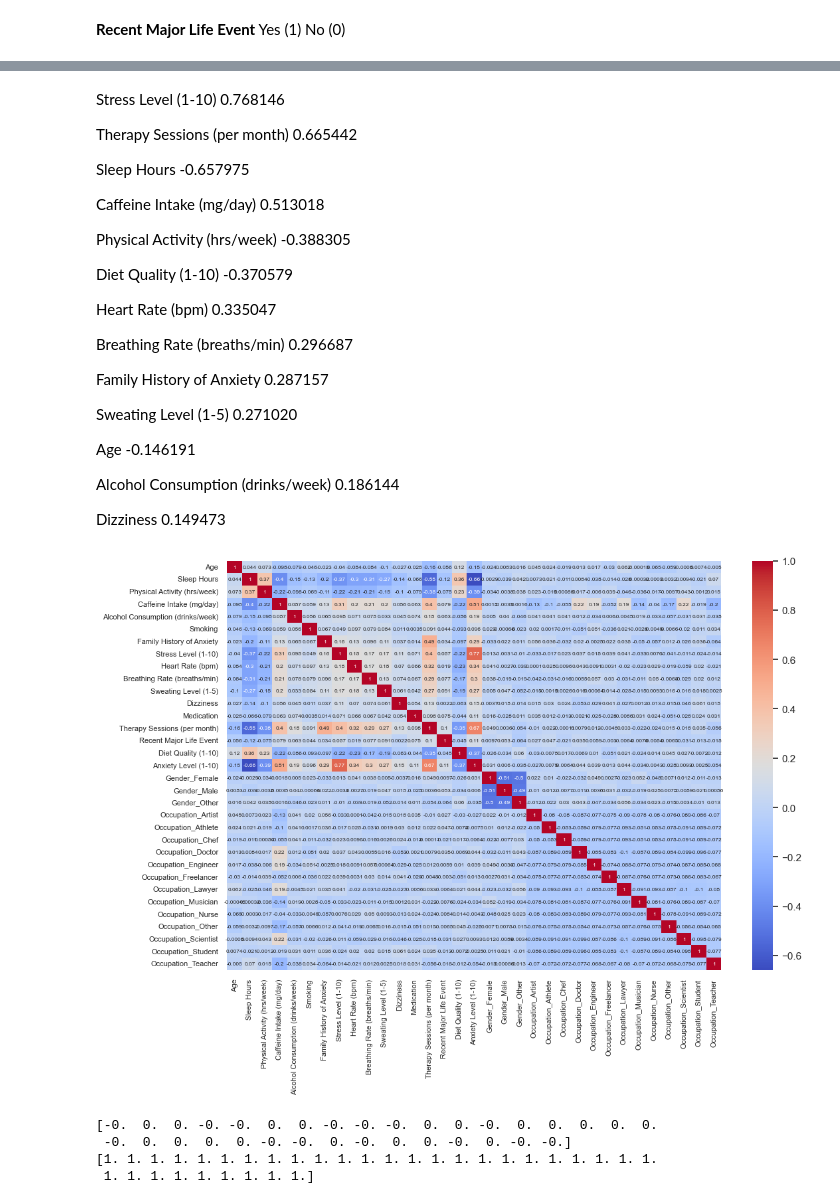
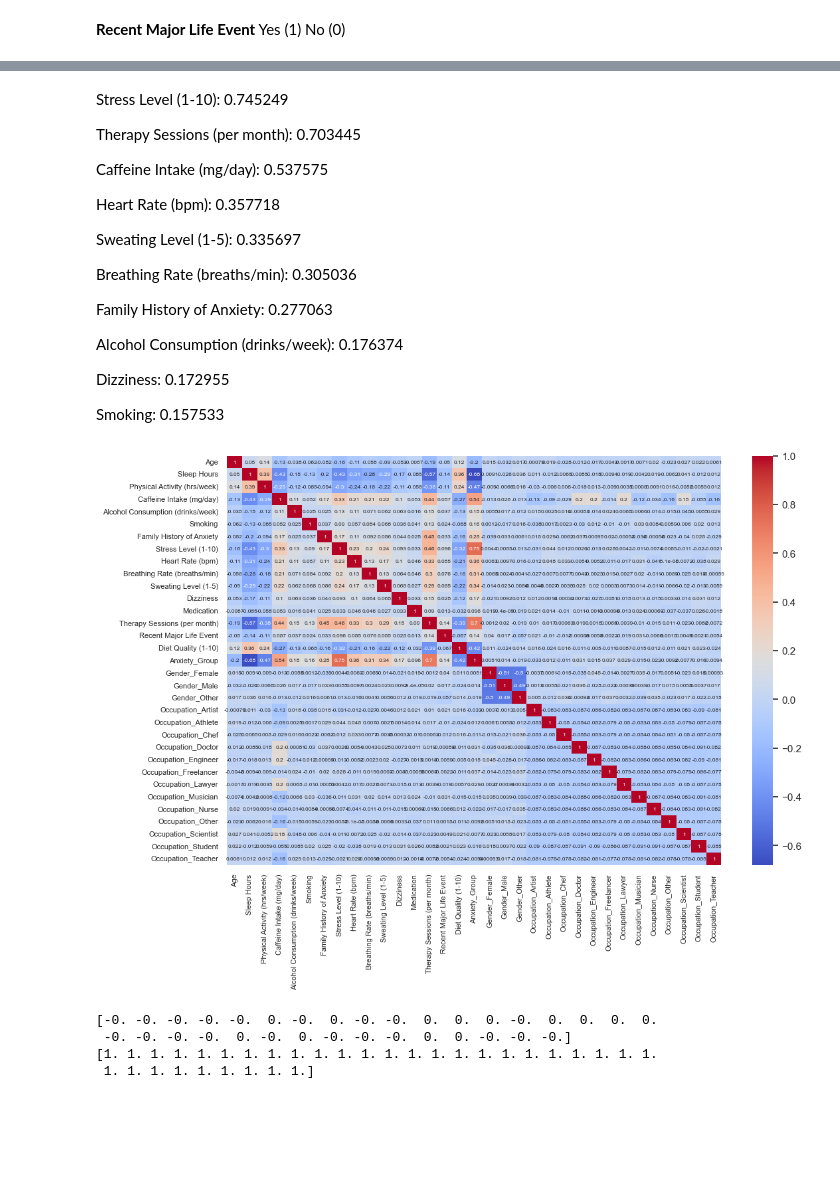
Before and after one commit to aanearana/machine_learning, a Jupyter notebook: nootebook/2_Limpieza.ipynb, the cells around one changed output, grey strips where cells are left out. Cells and saved outputs as stored; diff of their text form; code cells hidden in the pictures; blank space fills up the shorter version.

```diff
--- a/nootebook/2_Limpieza.ipynb
+++ b/nootebook/2_Limpieza.ipynb
@@ -99,5 +65,16 @@ Name: count, dtype: int64
+# %%
+bins = [0, 3, 7, 10]   # 1–3 bajo, 4–7 medio, 8–10 alto
+labels = [1, 2, 3]
+data['Anxiety_Group'] = pd.cut(
+    data['Anxiety Level (1-10)'],
+    bins=bins,
+    labels=labels,
+    right=True,
+    include_lowest=True
+).astype(int)
 # %%
-# Reconstruir el DataFrame balanceado
-data_resampled = X_resampled.copy()
-data_resampled["Anxiety Level (1-10)"] = y_resampled
-data = data_resampled
+rus = RandomUnderSampler(random_state=42)
+
+data, y_res = rus.fit_resample(data, data['Anxiety_Group'])
+
+data['Anxiety_Group'] = y_res
@@ -103,0 +89,2 @@ data = data_resampled
+# %%
+data = data.drop(columns='Anxiety Level (1-10)')
@@ -268,41 +286,35 @@ test = test.drop(columns=["Anxiety Level (1-10)"])
 # %% [markdown]
-Stress Level (1-10)                  0.768146
+Stress Level (1-10): 0.745249
 
-Therapy Sessions (per month)         0.665442
+Therapy Sessions (per month): 0.703445
 
-Sleep Hours                         -0.657975
+Caffeine Intake (mg/day): 0.537575
 
-Caffeine Intake (mg/day)             0.513018
+Heart Rate (bpm): 0.357718
 
-Physical Activity (hrs/week)        -0.388305
+Sweating Level (1-5): 0.335697
 
-Diet Quality (1-10)                 -0.370579
+Breathing Rate (breaths/min): 0.305036
 
-Heart Rate (bpm)                     0.335047
+Family History of Anxiety: 0.277063
 
-Breathing Rate (breaths/min)         0.296687
+Alcohol Consumption (drinks/week): 0.176374
 
-Family History of Anxiety            0.287157
+Dizziness: 0.172955
 
-Sweating Level (1-5)                 0.271020
-
-Age                                 -0.146191
-
-Alcohol Consumption (drinks/week)    0.186144
-
-Dizziness                            0.149473
+Smoking: 0.157533
 # %%
 sns.set(rc={'figure.figsize':(12,8)})
 
-sns.heatmap(data.corr(numeric_only=True), annot=True, cmap="coolwarm", annot_kws={"size":6})
+sns.heatmap(data.corr(), annot=True, cmap="coolwarm", annot_kws={"size":6})
 
 import matplotlib.pyplot as plt
 plt.xticks(fontsize=8)
 plt.yticks(fontsize=8)
 
 plt.show()
 # %% [output]
-[figure, old version]
+[figure, new version]
 # %%
 #from sklearn.preprocessing import StandardScaler
 scaler = StandardScaler()
@@ -313,7 +325,7 @@ data_scaled = scaler.transform(data)
 print(np.round(np.mean(data_scaled, axis=0), 6))
 print(np.round(np.std(data_scaled, axis=0), 6))
 # %% [output]
-[-0.  0.  0. -0. -0.  0.  0. -0. -0. -0.  0.  0. -0.  0.  0.  0.  0.  0.
- -0.  0.  0.  0.  0. -0. -0.  0. -0.  0.  0. -0.  0. -0. -0.]
+[-0. -0. -0. -0. -0.  0. -0.  0. -0. -0.  0.  0.  0. -0.  0.  0.  0.  0.
+ -0. -0. -0. -0.  0. -0.  0. -0. -0. -0.  0.  0. -0. -0. -0.]
 [1. 1. 1. 1. 1. 1. 1. 1. 1. 1. 1. 1. 1. 1. 1. 1. 1. 1. 1. 1. 1. 1. 1. 1.
  1. 1. 1. 1. 1. 1. 1. 1. 1.]
```
Also changed, not shown: parts of 12 cells of this notebook, 5 other files.
